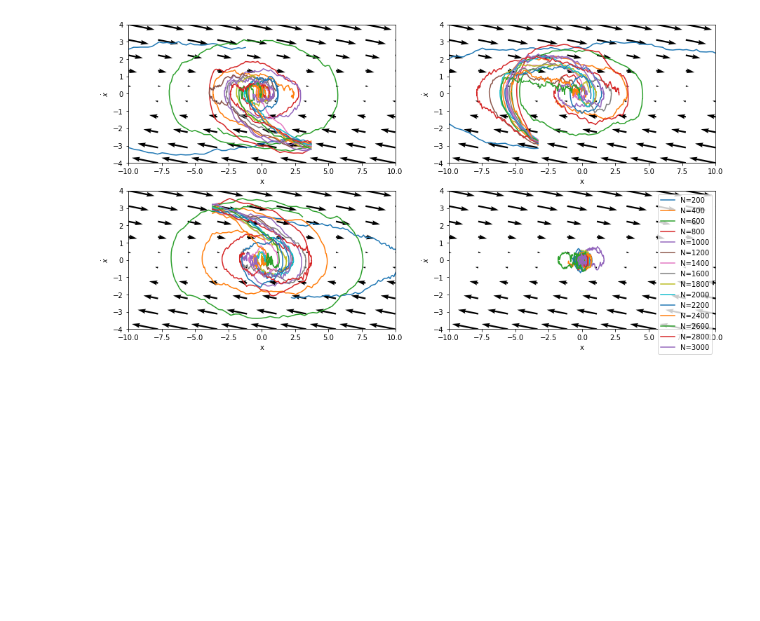
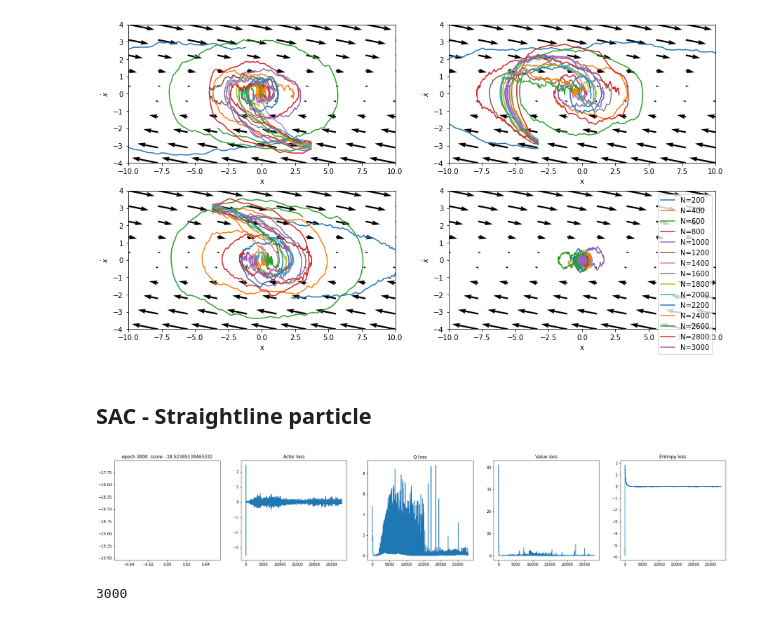
Before and after one commit to JopNiessen/SoftActorCritic, a Jupyter notebook: RSAC_straightline_motion.ipynb, the cells around one changed output. Drawn from its saved outputs; the diff is of its cells as text; code cells hidden in the pictures; blank space fills up the shorter version.

Commit message:
clean buffer, run trials

```diff
--- a/RSAC_straightline_motion.ipynb
+++ b/RSAC_straightline_motion.ipynb
@@ -300,3 +296,73 @@ ax[-1].legend()
 plt.show()
 # %% [output]
 [figure]
+# %% [markdown]
+## SAC - Straightline particle
+# %%
+# PARAMETERS
+gamma = 1
+
+memory_size = 2200
+batch_size = 128
+initial_random_steps = 200
+save_interval = 200
+
+hidden_size = 32
+history_size = 12
+control_limit = 4.
+state_scale = 5
+obs_size = 2
+ctrl_size = 1
+
+n_trials = 2
+Nep = 3000
+names = ['SAC_WC_FO', 'SAC_WC_PO']
+noise_lvl = [0, .3]
+# %%
+# RUN
+PARAMS = {}
+
+for idx in range(n_trials):
+    name = names[idx]
+    PARAMS[name] = [{}]
+
+    np.random.seed(0)
+    key = jrandom.PRNGKey(0)
+
+    env = Linear_SDI(end_time=20)
+    env.v = jnp.identity(2) * noise_lvl[idx]
+    env._set_boundary(boundary = True, min = -jnp.ones(2)*state_scale, max = jnp.ones(2)*state_scale)
+
+    agent = SACAgent(
+        env, memory_size, key,
+        initial_random_steps=initial_random_steps,
+        obs_size=obs_size,
+        ctrl_size=ctrl_size,
+        control_limit=control_limit,
+        epochs_per_step=10,
+        lr=1e-2,
+        lr_q=1e-3,
+        memory_decay=5e-3,
+        gamma=gamma,
+        history_size=history_size,
+        hidden_size=hidden_size
+    )
+
+    PARAMS[name][0][f'N{0}'] = {'pi': agent.actor.model,
+                                                'q1': agent.QF1.model,
+                                                'q2': agent.QF2.model,
+                                                'v': agent.VF.model,
+                                                'vt': agent.VF_target.model}
+
+    for factor in range(1, int(Nep/save_interval)+1):
+        agent.train(save_interval, key, plotting_interval=200, record=True)
+
+        PARAMS[name][0][f'N{factor*save_interval}'] = {'pi': agent.actor.model,
+                                                    'q1': agent.QF1.model,
+                                                    'q2': agent.QF2.model,
+                                                    'v': agent.VF.model,
+                                                    'vt': agent.VF_target.model}
+        print(factor*save_interval)
+# %% [output]
+[figure, added]
+3000
```
Also changed, not shown: parts of 19 cells of this notebook, 6 other files.
